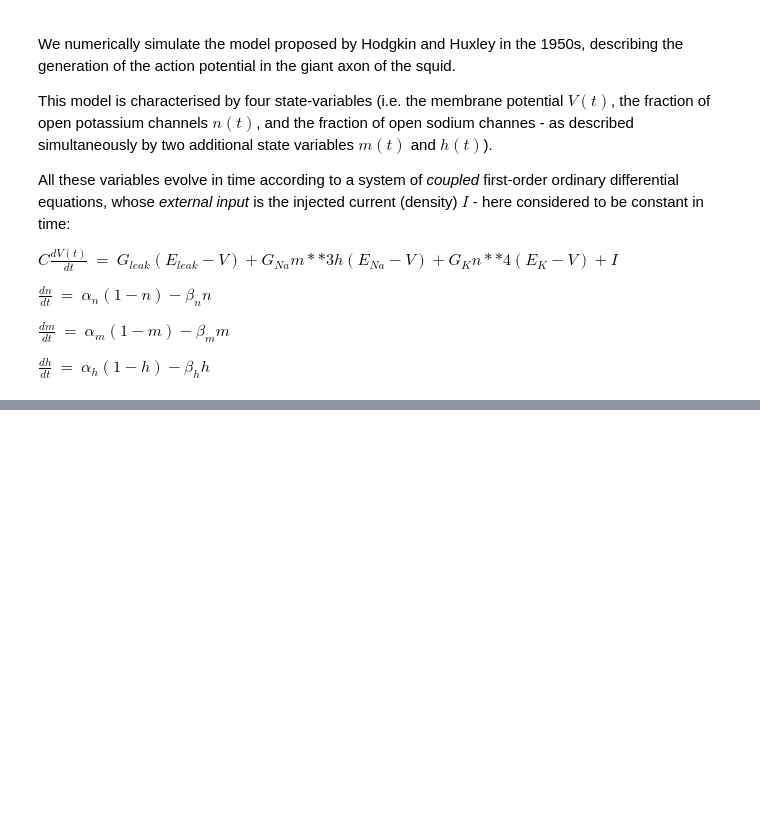
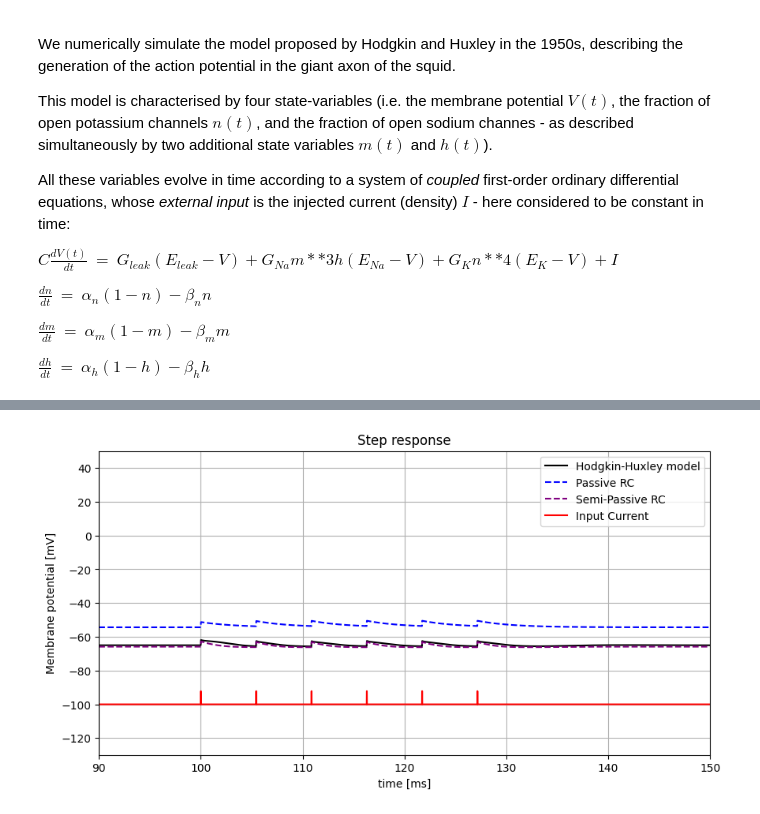
Before and after one commit to mgiugliano/ePhysSignals, a Jupyter notebook: notebooks/HH.ipynb, the cells around one changed output, grey strips where cells are left out. Cells and saved outputs as stored; diff of their text form; code cells hidden in the pictures; blank space fills up the shorter version.

```diff
--- a/notebooks/HH.ipynb
+++ b/notebooks/HH.ipynb
@@ -369,0 +387,70 @@ plt.show()
+# %%
+# @title After running this cell manually, it will auto-run if you change the selected value. { run: "auto" }
+T = 1000.
+# Calculate the number of time steps using the total time and time step
+N = int(T / Δt)  # Ensure N is an integer
+
+
+I0 = 1.562 #@param {type:"slider", min:0, max:5, step:0.001}
+T0 = 5.4 #@param {type:"slider", min:0.1, max:50, step:0.1}
+
+delay = 100.
+
+i1 = np.arange(0,delay,Δt)
+i2 = np.arange(i1[-1] + Δt,i1[-1] + Δt + 2*Δt,Δt)
+i3 = np.arange(i2[-1] + Δt,i2[-1] + Δt + T0,Δt)
+i4 = np.arange(i3[-1] + Δt,i3[-1] + Δt + 2*Δt,Δt)
+i5 = np.arange(i4[-1] + Δt,i4[-1] + Δt + T0,Δt)
+i6 = np.arange(i5[-1] + Δt,i5[-1] + Δt + 2*Δt,Δt)
+i7 = np.arange(i6[-1] + Δt,i6[-1] + Δt + T0,Δt)
+i8 = np.arange(i7[-1] + Δt,i7[-1] + Δt + 2*Δt,Δt)
+i9 = np.arange(i8[-1] + Δt,i8[-1] + Δt + T0,Δt)
+i10 = np.arange(i9[-1] + Δt,i9[-1] + Δt + 2*Δt,Δt)
+i11 = np.arange(i10[-1] + Δt,i10[-1] + Δt + T0,Δt)
+i12 = np.arange(i11[-1] + Δt,i11[-1] + Δt + 2*Δt,Δt)
+i13 = np.arange(i12[-1] + Δt,500-(delay+6*2*Δt+5*T0),Δt)
+
+M1 = len(i1)
+M2 = len(i2)
+M3 = len(i3)
+M4 = len(i4)
+M5 = len(i5)
+M6 = len(i6)
+M7 = len(i7)
+M8 = len(i8)
+M9 = len(i9)
+M10 = len(i10)
+M11 = len(i11)
+M12 = len(i12)
+M13 = len(i13)
+
+N = M1 + M2 + M3 + M4 + M5 + M6 + M7 + M8 + M9 + M10 + M11 + M12 + M13
+
+
+Iext = np.concatenate((np.zeros(M1), I0 * np.ones(M2), np.zeros(M3), I0* np.ones(M4), np.zeros(M5), I0* np.ones(M6), np.zeros(M7), I0* np.ones(M8), np.zeros(M9), I0* np.ones(M10), np.zeros(M11), I0* np.ones(M12), np.zeros(M13)))
+T = N * Δt
+# Generate the time array using N as the num argument
+time = np.linspace(0, T, N)        # Array containing the "time" axis [ms]
+
+W2, freq =  HH2(Iext)
+
+#Wanalyt = RC(Iext)
+Wanalyt0  = RC(Iext)
+Wanalyt, _ = RC2(Iext)
+
+fig = plt.figure(figsize=(10, 5))  # Create the figure and assign to fig
+plt.plot(time, W2, label='Hodgkin-Huxley model', color='black', linestyle='-')
+plt.plot(time, Wanalyt0, label='Passive RC', color='blue', linestyle='--')
+plt.plot(time, Wanalyt, label='Semi-Passive RC', color='purple', linestyle='--')
+plt.plot(time, (5*Iext-100), label='Input Current', color='red', linestyle='-')
+
+plt.xlabel('time [ms]')
+plt.ylabel('Membrane potential [mV]')
+plt.title('Step response')
+plt.xlim([90, 150])
+plt.ylim([-130, 50])
+plt.grid(True)
+plt.legend()
+plt.show()
+# %% [output]
+[figure, added]
```
Also changed, not shown: parts of 3 cells of this notebook, 3 other files.
